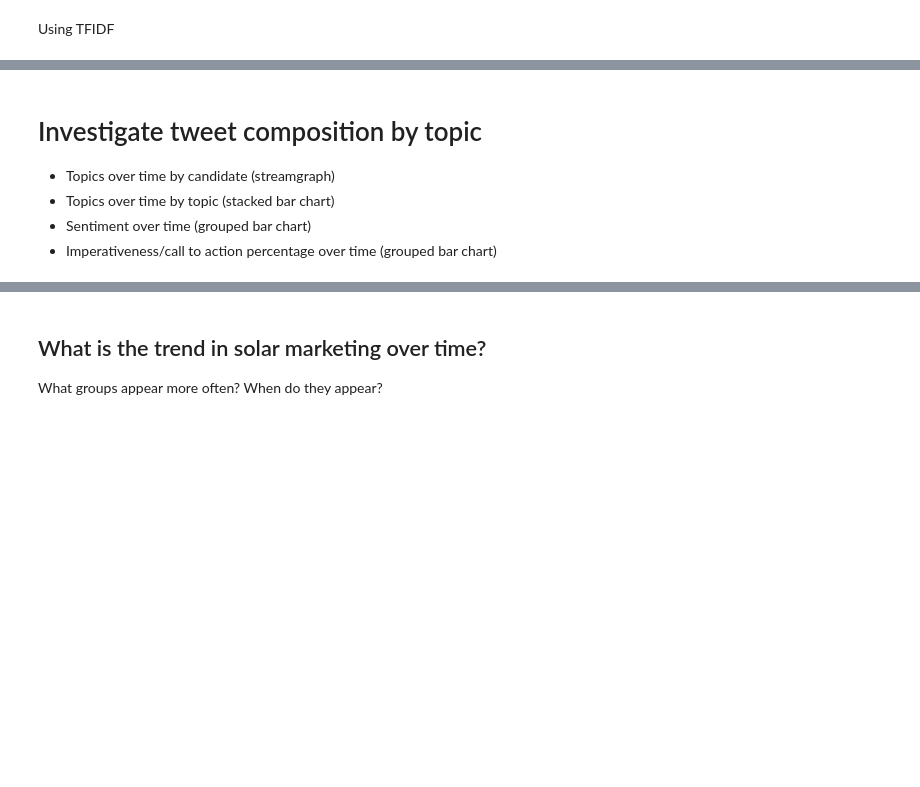
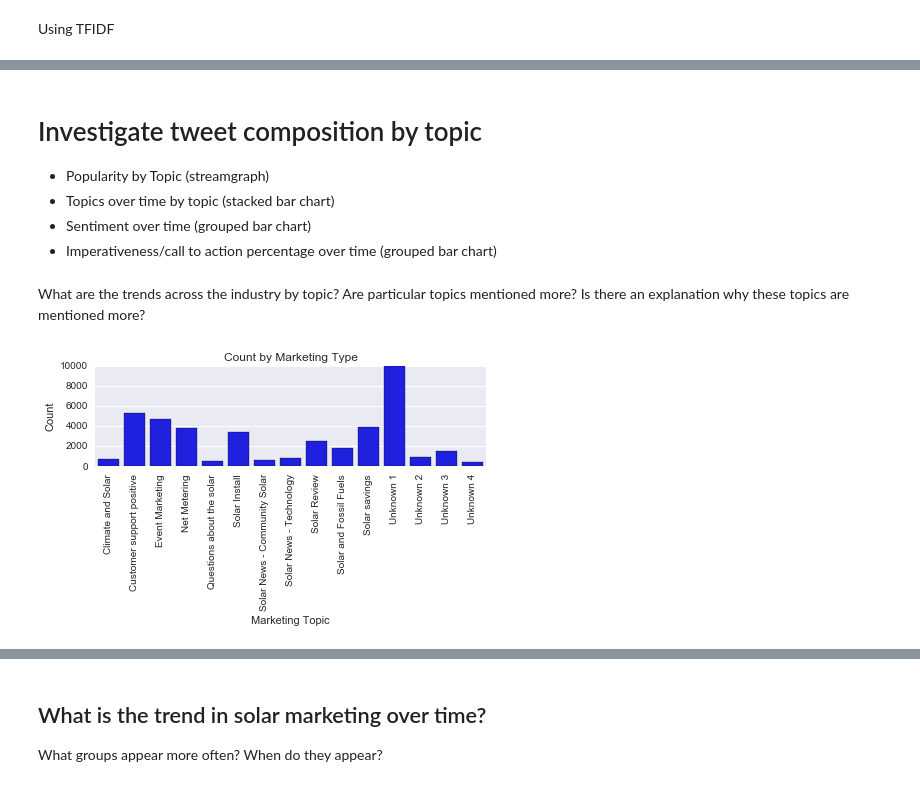
Before and after one commit to matt-stringer/twitter-marketing-analysis, a Jupyter notebook: Solar Marketing Analysis.ipynb, the cells around one changed output, grey strips where cells are left out. Saved outputs shown, nothing was run; the diff lists cells and outputs as text; code cells hidden in the pictures; blank space fills up the shorter version.

```diff
--- a/Solar Marketing Analysis.ipynb
+++ b/Solar Marketing Analysis.ipynb
@@ -992,7 +998,7 @@ long_tweets['topic_name'] = long_tweets['topic'].map(topic_names)
 # %% [markdown]
 # Investigate tweet composition by topic
 
-- Topics over time by candidate (streamgraph)
+- Popularity by Topic (streamgraph)
 - Topics over time by topic (stacked bar chart)
 - Sentiment over time (grouped bar chart)
 - Imperativeness/call to action percentage over time (grouped bar chart)
@@ -1001,0 +1005,22 @@ long_tweets['topic_name'] = long_tweets['topic'].map(topic_names)
+# %% [markdown]
+What are the trends across the industry by topic? Are particular topics mentioned more? Is there an explanation why these topics are mentioned more?
+# %%
+# groups = long_tweets.groupby(['topic_name'])
+
+count_by_topic = long_tweets.groupby('topic_name').size()
+
+
+plt.figure(figsize=(7,3.5))
+
+ax = sns.barplot(x=count_by_topic .index, y=count_by_topic.values, color="b")
+ax.set(xlabel='Marketing Topic', ylabel='Count', title="Count by Marketing Type")
+
+for item in ax.get_xticklabels():
+    item.set_rotation(90)
+
+plt.gcf().subplots_adjust(bottom=0.5)
+
+
+ax.figure.savefig('results/count_by_topics.png')
+# %% [output]
+[figure, added]
```
Also changed, not shown: parts of 23 cells of this notebook, 18 other files.
